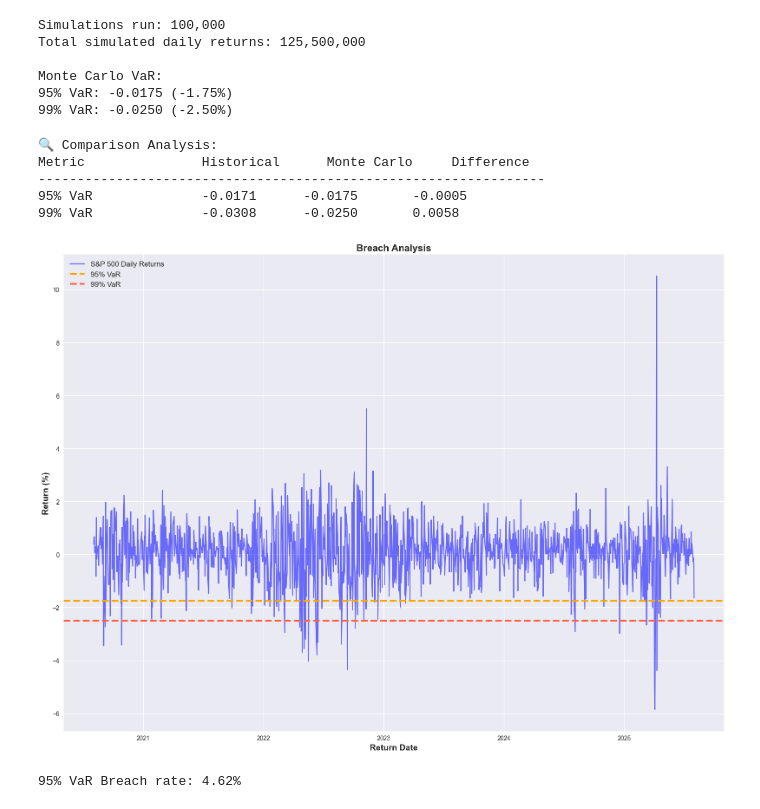
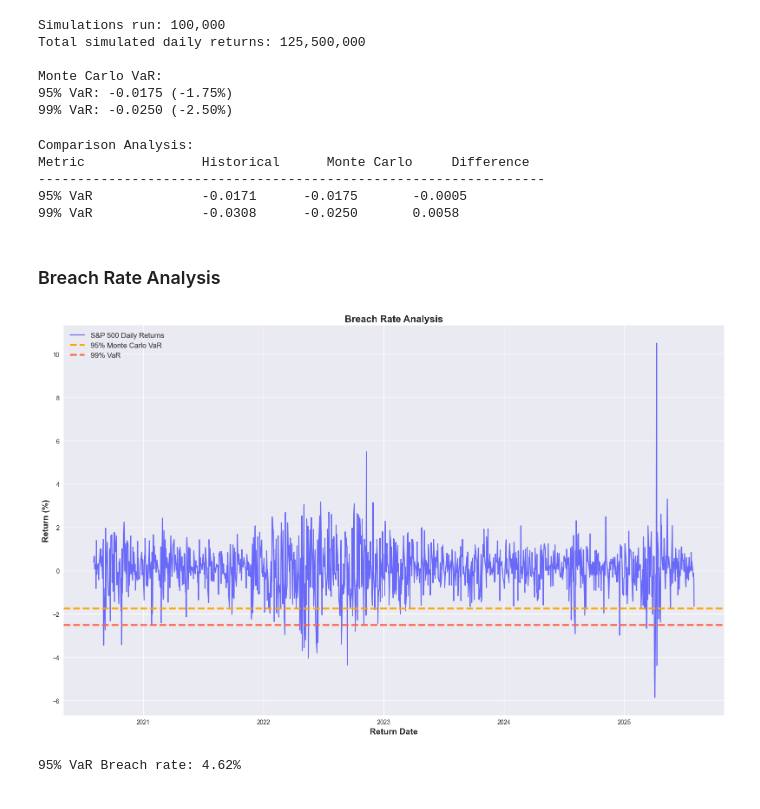
Before and after one commit to imoore99/monte_carlo_simulation_VaR, a Jupyter notebook: monte_carlo_simulation_VaR.ipynb, the cells around one changed output. Saved outputs shown, nothing was run; the diff lists cells and outputs as text; code cells hidden in the pictures.

```diff
--- a/monte_carlo_simulation_VaR.ipynb
+++ b/monte_carlo_simulation_VaR.ipynb
@@ -112,34 +112,36 @@ Monte Carlo VaR:
 95% VaR: -0.0175 (-1.75%)
 99% VaR: -0.0250 (-2.50%)
 # %%
-# 6. Compare Results
-print(f"\n🔍 Comparison Analysis:")
+# Compare Results
+print(f"\nComparison Analysis:")
 print(f"{'Metric':<20} {'Historical':<15} {'Monte Carlo':<15} {'Difference':<15}")
 print("-" * 65)
 print(f"{'95% VaR':<20} {historical_var_95:.4f}      {mc_var_95:.4f}       {(mc_var_95-historical_var_95):.4f}")
 print(f"{'99% VaR':<20} {historical_var_99:.4f}      {mc_var_99:.4f}       {(mc_var_99-historical_var_99):.4f}")
 # %% [output]
-🔍 Comparison Analysis:
+Comparison Analysis:
 Metric               Historical      Monte Carlo     Difference
 -----------------------------------------------------------------
 95% VaR              -0.0171      -0.0175       -0.0005
 99% VaR              -0.0308      -0.0250       0.0058
+# %% [markdown]
+### Breach Rate Analysis
 # %%
-fig = plt.figure(figsize=(16, 12))
+fig = plt.figure(figsize=(16, 10))
 
 plt.plot(returns*100, color='blue', alpha=0.55, label = 'S&P 500 Daily Returns')
-plt.axhline(mc_var_95*100, 0, 1255, linestyle='--', linewidth = 3, color='orange', label='95% VaR')
+plt.axhline(mc_var_95*100, 0, 1255, linestyle='--', linewidth = 3, color='orange', label='95% Monte Carlo VaR')
 plt.axhline(mc_var_99*100, 0, 1255, linestyle='--', linewidth = 3,color='tomato', label='99% VaR')
 
-plt.title('Breach Analysis', fontsize=16, fontweight='bold')
+plt.title('Breach Rate Analysis', fontsize=16, fontweight='bold')
 plt.xlabel('Return Date', fontsize=14, fontweight='bold')
 plt.ylabel('Return (%)', fontsize=14, fontweight='bold')
 plt.legend(fontsize=12)
 plt.tight_layout()
 plt.savefig('Breach Analysis.png')
 plt.show()
 # %% [output]
-[figure, old version]
+[figure, new version]
 # %%
 # Days when actual returns were WORSE than our MC VaR prediction
 breach_95_count = len(returns[returns < mc_var_95])  # Note: VaR is negative, so < means worse
```
Also changed, not shown: parts of 2 cells of this notebook, 1 other file.
